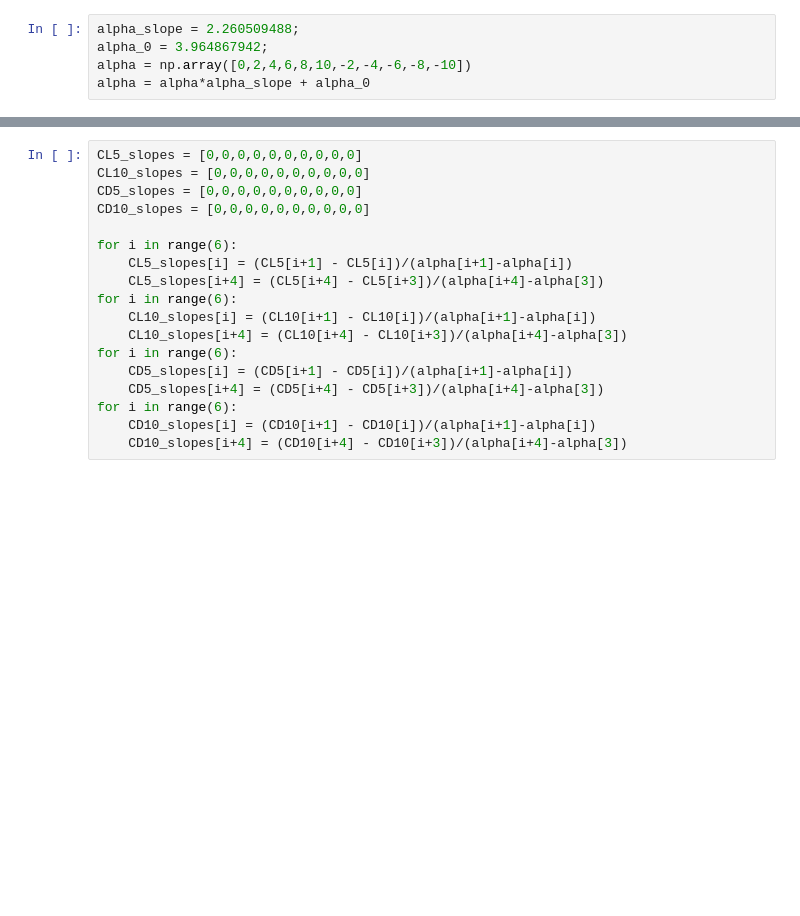
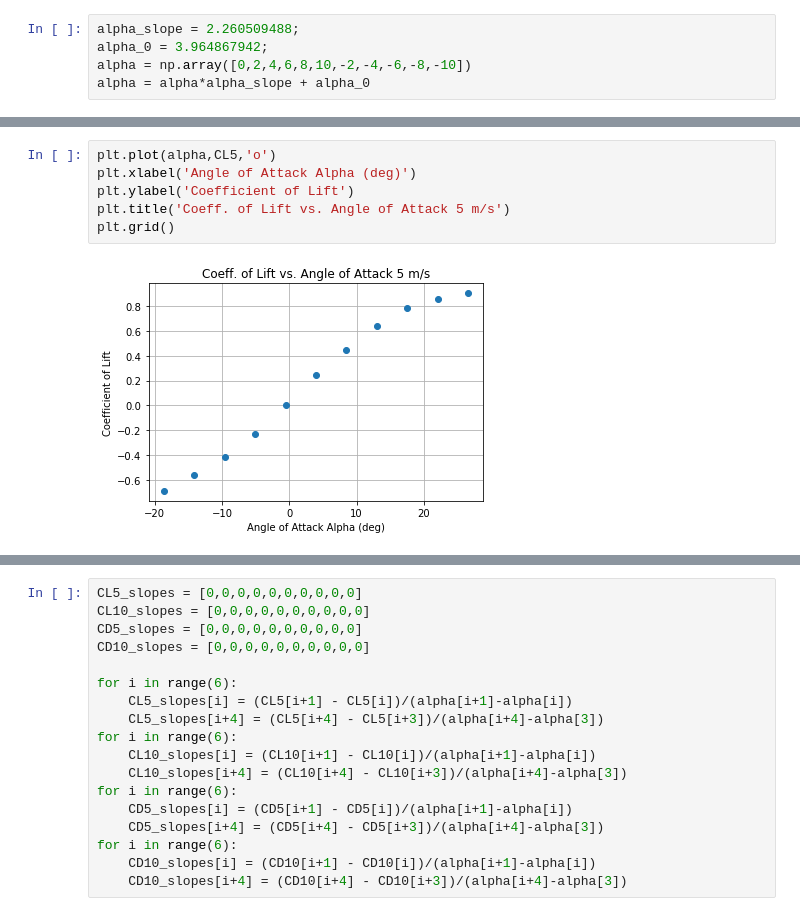
Before and after one commit to jgoppert/aae497-f19, a Jupyter notebook: data_analysis_sid/Aerodynamic_data.ipynb, the cells around one changed output, grey strips where cells are left out. Drawn from its saved outputs; the diff is of its cells as text; blank space fills up the shorter version.

```diff
--- a/data_analysis_sid/Aerodynamic_data.ipynb
+++ b/data_analysis_sid/Aerodynamic_data.ipynb
@@ -121,0 +108,8 @@ plt.plot(alpha,CD10,'o')
+# %%
+plt.plot(alpha,CL5,'o')
+plt.xlabel('Angle of Attack Alpha (deg)')
+plt.ylabel('Coefficient of Lift')
+plt.title('Coeff. of Lift vs. Angle of Attack 5 m/s')
+plt.grid()
+# %% [output]
+[figure, added]
```
Also changed, not shown: parts of 14 cells of this notebook, 6 other files.
